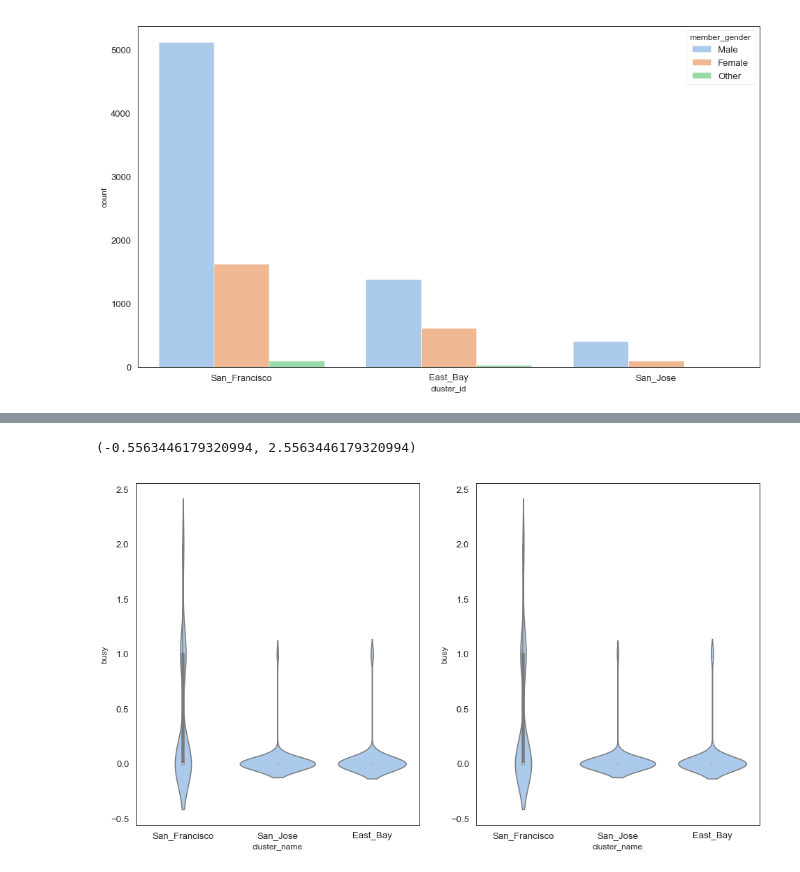
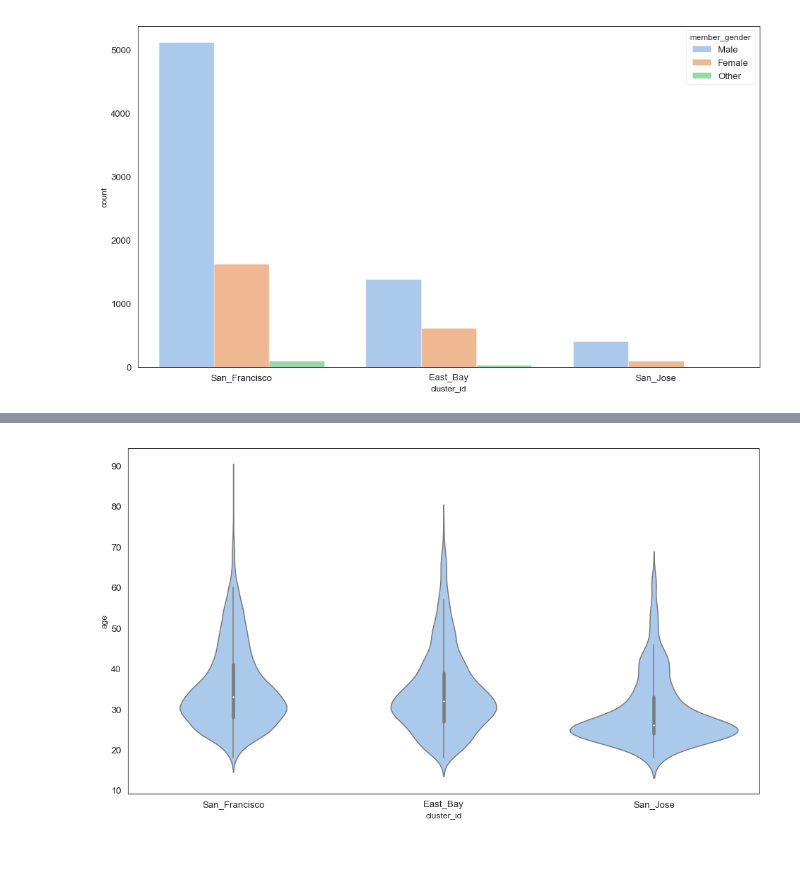
Before and after one commit to resa89/DataAnalystND, a Jupyter notebook: 07_CommunicatingDataFindings/wrangle_act.ipynb, the cells around one changed output, grey strips where cells are left out. Cells and saved outputs as stored; diff of their text form; code cells hidden in the pictures.

```diff
--- a/07_CommunicatingDataFindings/wrangle_act.ipynb
+++ b/07_CommunicatingDataFindings/wrangle_act.ipynb
@@ -1770,11 +1752,6 @@ sns.countplot(data = rent_sample, x = 'cluster_id', hue = 'member_gender');
 # %%
 # left plot: violin plot
-plt.subplot(1, 2, 1)
-ax1 = sns.violinplot(data = station_clean, x = 'cluster_name', y = 'busy', color = base_color)
-
-plt.subplot(1, 2, 2)
-ax1 = sns.violinplot(data = station_clean, x = 'cluster_name', y = 'busy', color = base_color);
-plt.ylim(ax1.get_ylim()) # set y-axis limits to be same as left plot
+#plt.subplot(1, 2, 1)
+ax1 = sns.violinplot(data = rent_sample, x = 'cluster_id', y = 'age', color = base_color)
 # %% [output]
-(-0.5563446179320994, 2.5563446179320994)
-[figure, old version]
+[figure, new version]
```
Also changed, not shown: parts of 56 cells of this notebook.
